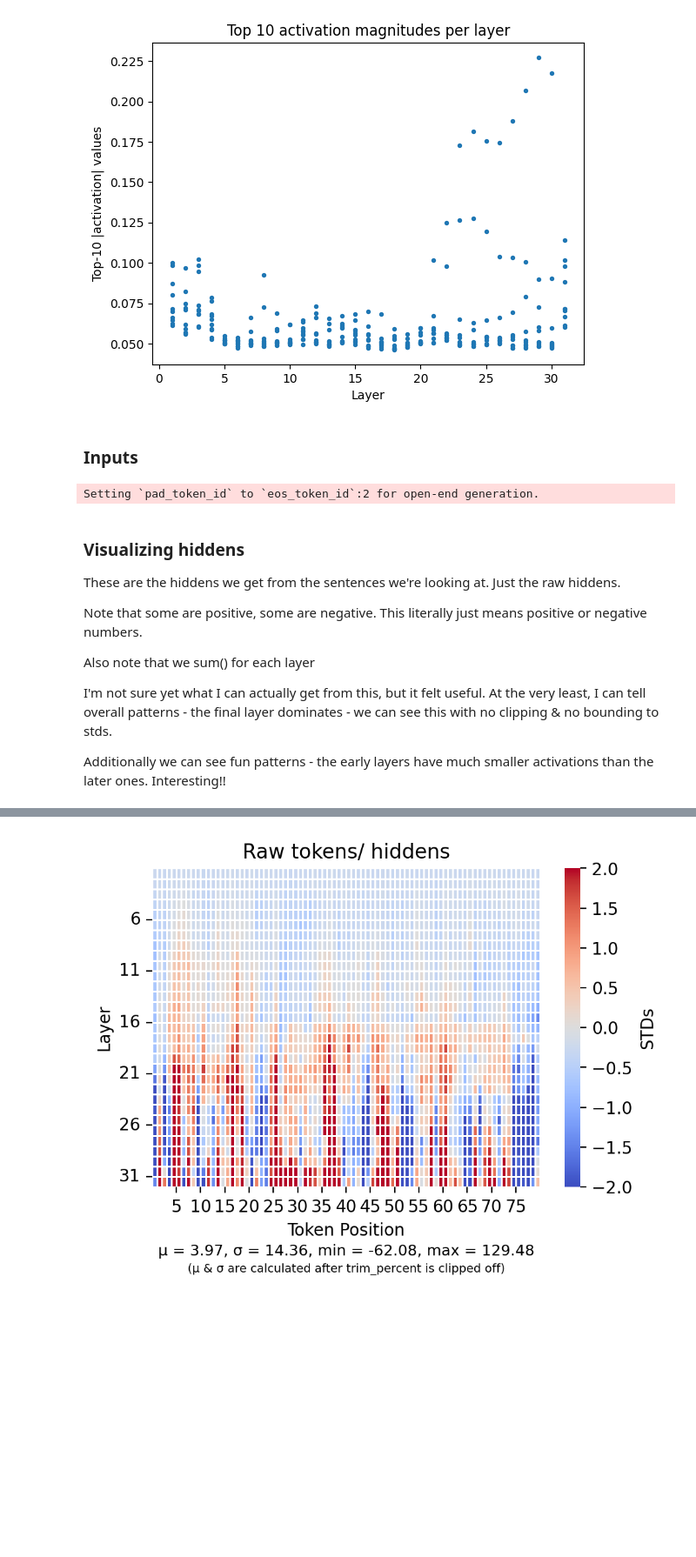
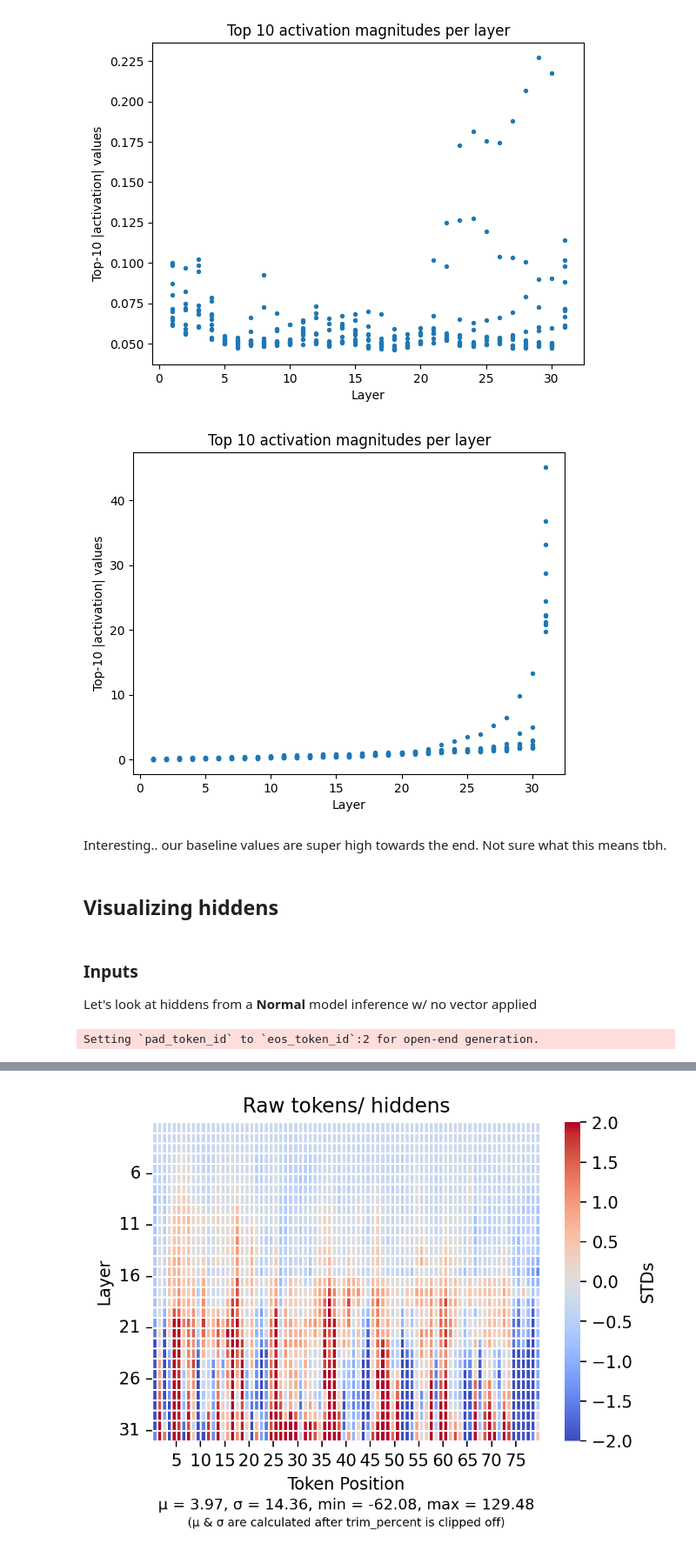
Before and after one commit to danielmccannsayles/representation-jabberwocky, a Jupyter notebook: notebooks/new_reader.ipynb, the cells around one changed output, grey strips where cells are left out. Shown at 87% size. Cells and saved outputs as stored; diff of their text form; code cells hidden in the pictures; blank space fills up the shorter version.

```diff
--- a/notebooks/new_reader.ipynb
+++ b/notebooks/new_reader.ipynb
@@ -201,7 +258,17 @@ def top_k_scatterplot(directions: dict[int, np.ndarray], k: int = 10):
 top_k_scatterplot(control_vector.directions)
 # %% [output]
 [figure]
-# %% [markdown]
-### Inputs
+# %%
+top_k_scatterplot(control_vector.baseline)
+# %% [output]
+[figure, added]
+# %% [markdown]
+Interesting.. our baseline values are super high towards the end. Not sure what this means tbh.
+# %% [markdown]
+## Visualizing hiddens
+# %% [markdown]
+### Inputs
+
+Let's look at hiddens from a **Normal** model inference w/ no vector applied
 # %%
 # Sample input
@@ -223,14 +288,2 @@ for t in test_input:
 # %% [output]
 Setting `pad_token_id` to `eos_token_id`:2 for open-end generation.
-# %% [markdown]
-### Visualizing hiddens
-
-These are the hiddens we get from the sentences we're looking at. Just the raw hiddens.
-
-Note that some are positive, some are negative. This literally just means positive or negative numbers.
-
-Also note that we sum() for each layer
-
-I'm not sure yet what I can actually get from this, but it felt useful. At the very least, I can tell overall patterns - the final layer dominates - we can see this with no clipping & no bounding to stds.
-
-Additionally we can see fun patterns - the early layers have much smaller activations than the later ones. Interesting!!
```
Also changed, not shown: parts of 25 cells of this notebook.
